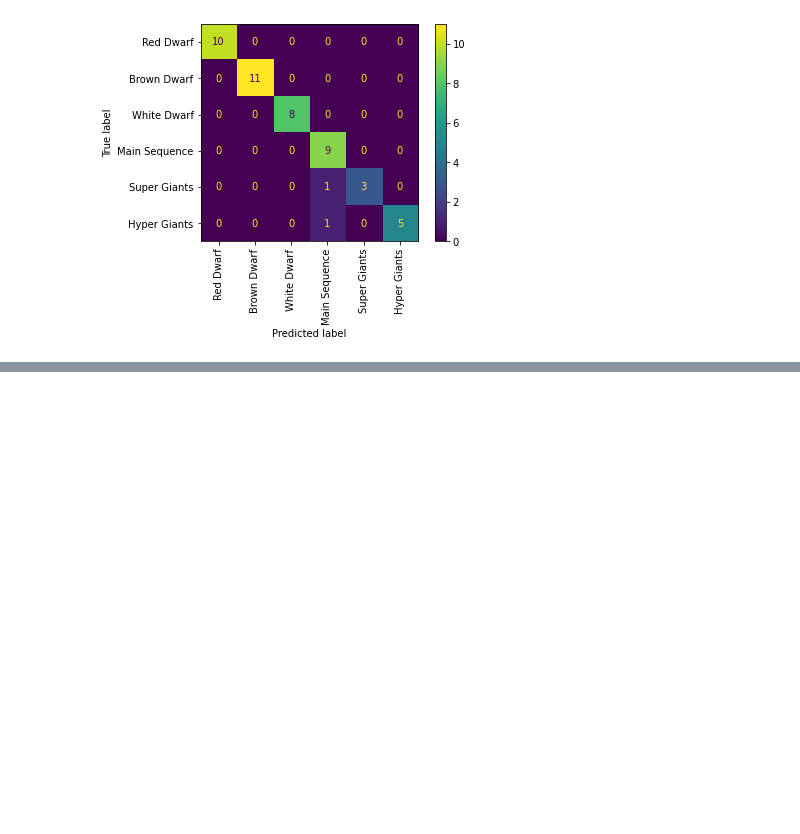
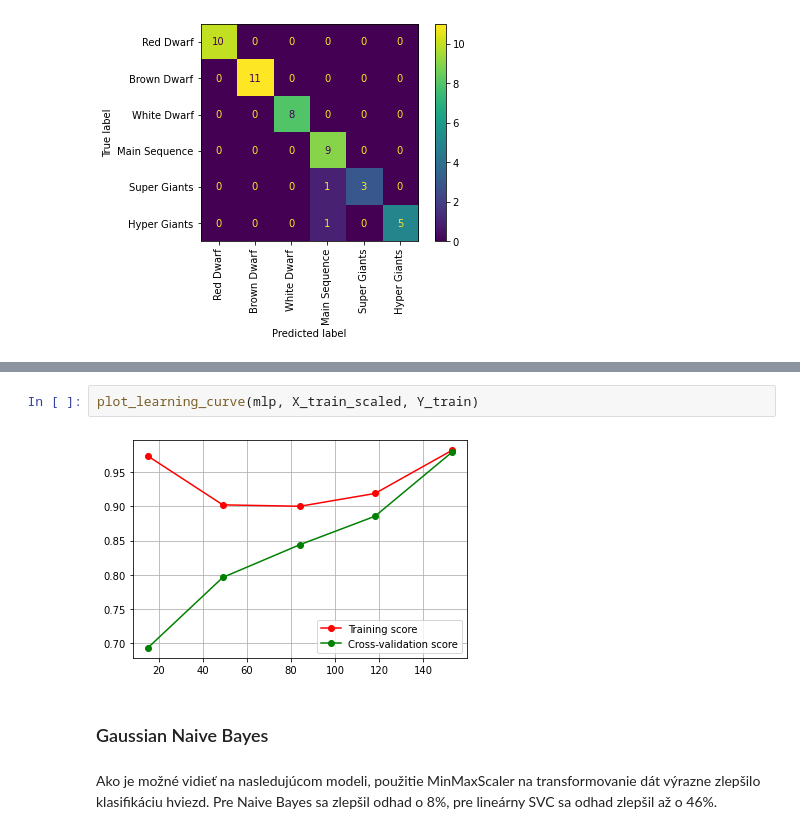
Before and after one commit to adamzv/Zverka_NS2021, a Jupyter notebook: zverka_stars_classification.ipynb, the cells around one changed output, grey strips where cells are left out. Saved outputs shown, nothing was run; the diff lists cells and outputs as text; blank space fills up the shorter version.

Commit message:
Pridanie grafov a GaussianNB

```diff
--- a/zverka_stars_classification.ipynb
+++ b/zverka_stars_classification.ipynb
@@ -396,0 +422,8 @@ plt.plot(mlp.loss_curve_)
+# %%
+plot_learning_curve(mlp, X_train_scaled, Y_train)
+# %% [output]
+[figure, added]
+# %% [markdown]
+### Gaussian Naive Bayes
+# %% [markdown]
+Ako je možné vidieť na nasledujúcom modeli, použitie MinMaxScaler na transformovanie dát výrazne zlepšilo klasifikáciu hviezd. Pre Naive Bayes sa zlepšil odhad o 8%, pre lineárny SVC sa odhad zlepšil až o 46%.
```
Also changed, not shown: parts of 11 cells of this notebook.
